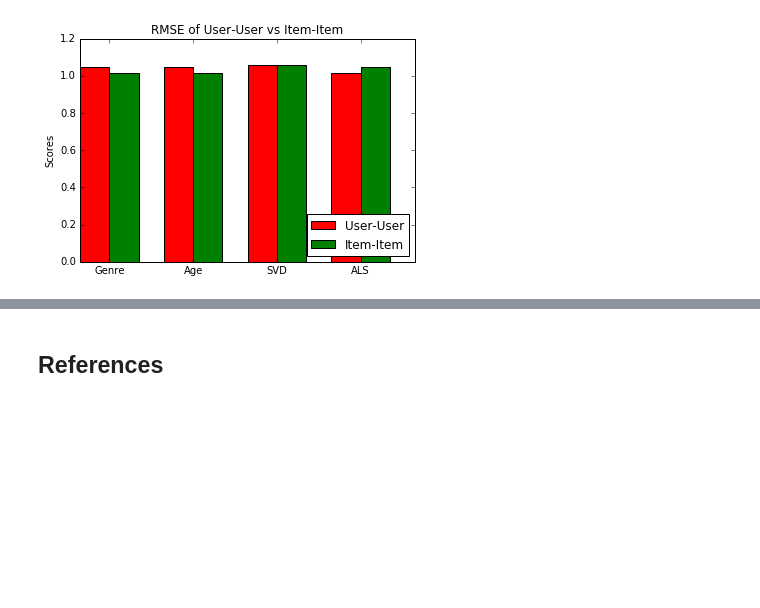
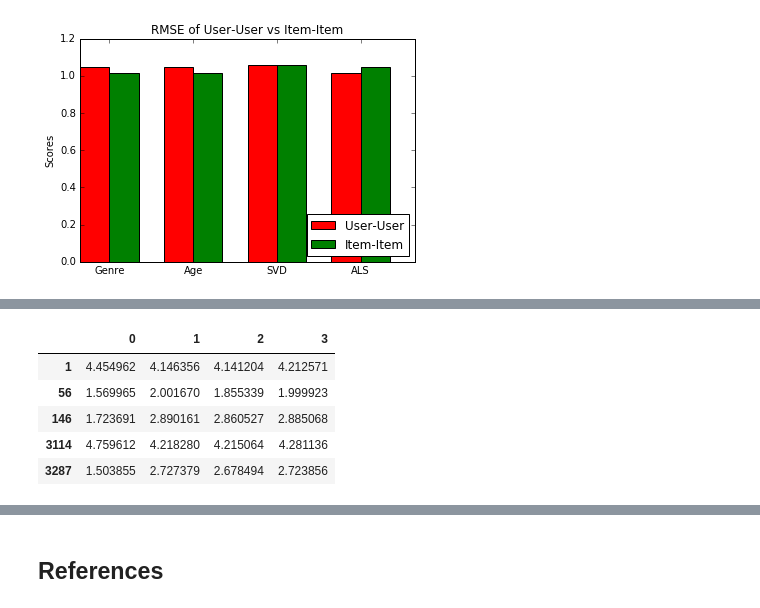
Before and after one commit to mfarris9505/Final_643, a Jupyter notebook: Final Project-Copy2.ipynb, the cells around one changed output, grey strips where cells are left out. Drawn from its saved outputs; the diff is of its cells as text; code cells hidden in the pictures; blank space fills up the shorter version.

```diff
--- a/Final Project-Copy2.ipynb
+++ b/Final Project-Copy2.ipynb
@@ -381,0 +422,4 @@ ax.legend((rects1[0], rects2[0]), ('User-User', 'Item-Item'), loc = 4)
+# %%
+mean3, std3 =avg_rating(Age_user_final,movies,users,'age_1',"genre_Children's")
+# %%
+mean5, std5 =avg_rating(ALS_user_final,movies,users,'age_1',"genre_Children's")
@@ -381,0 +463,9 @@ ax.legend((rects1[0], rects2[0]), ('User-User', 'Item-Item'), loc = 4)
+# %%
+mean
+# %% [output]
+|  | 0 | 1 | 2 | 3 |
+| 1 | 4.454962 | 4.146356 | 4.141204 | 4.212571 |
+| 56 | 1.569965 | 2.001670 | 1.855339 | 1.999923 |
+| 146 | 1.723691 | 2.890161 | 2.860527 | 2.885068 |
+| 3114 | 4.759612 | 4.218280 | 4.215064 | 4.281136 |
+| 3287 | 1.503855 | 2.727379 | 2.678494 | 2.723856 |
```
Also changed, not shown: parts of 20 cells of this notebook.
